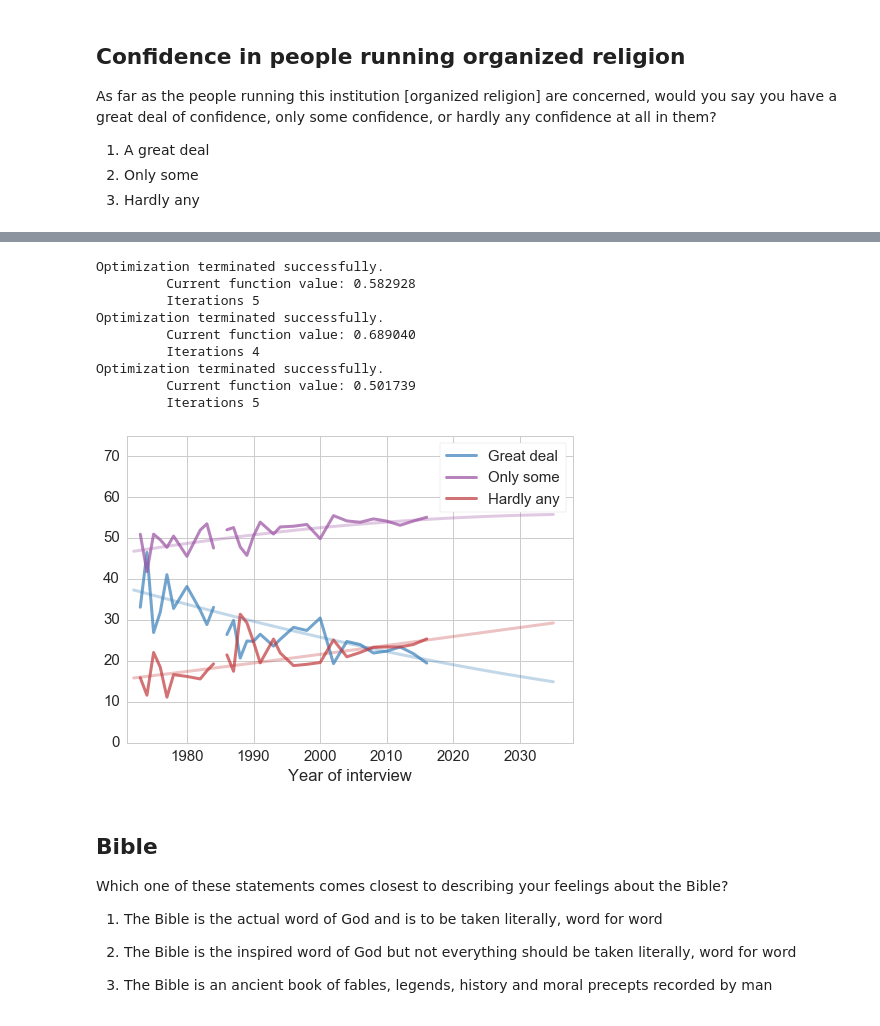
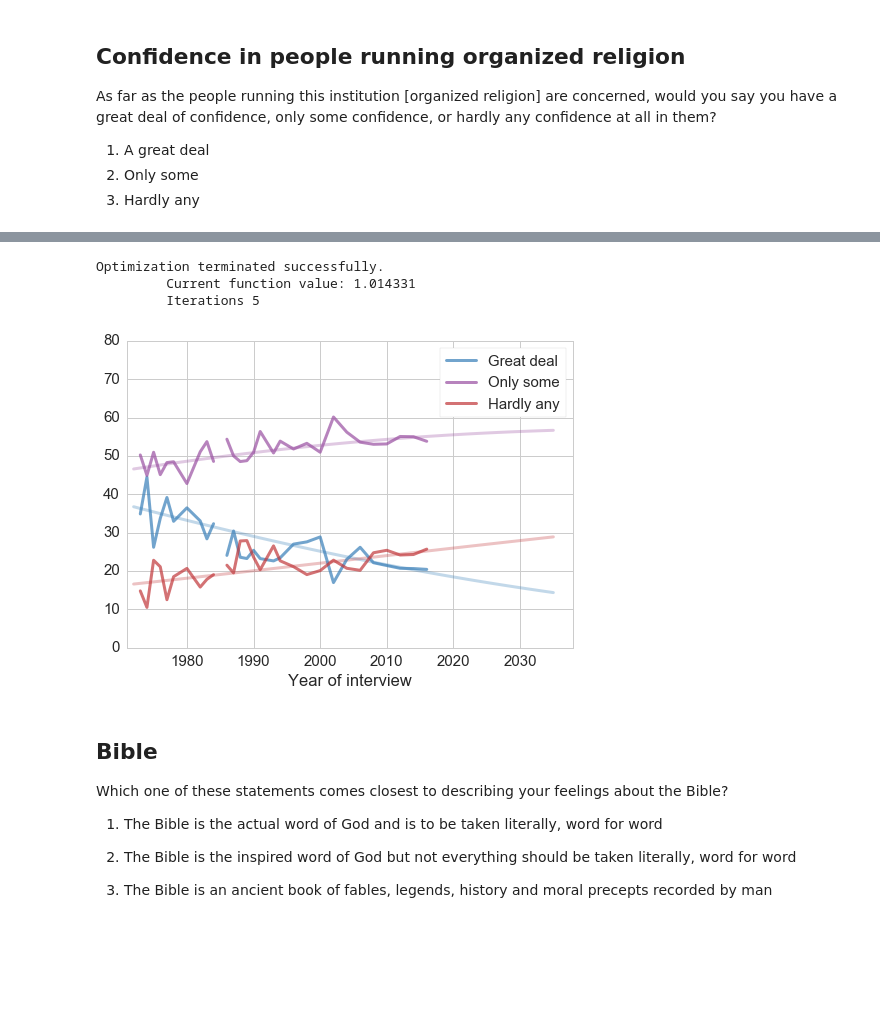
Before and after one commit to AllenDowney/GssReligion, a Jupyter notebook: age_religion.ipynb, the cells around one changed output, grey strips where cells are left out. Cells and saved outputs as stored; diff of their text form; code cells hidden in the pictures; blank space fills up the shorter version.

```diff
--- a/age_religion.ipynb
+++ b/age_religion.ipynb
@@ -825,0 +808,6 @@ kl_divergence(pop_actual, pop_pred)
+# %%
+y = sample.relig4.values
+X = sample[['ones', 'a', 'c']].values
+
+model = MNLogit(y, X, missing='drop').fit()
+model.predict(X).mean(axis=0)
@@ -826,25 +819,28 @@ kl_divergence(pop_actual, pop_pred)
 # %%
 def make_multi_model(df, var, factors):
-    """Fit a logistic regression model.
+    """Fit a multinomial logistic regression model.
 
     df: DataFrame
     var: string name of dependent variable
+    factors: list of string names for factors
+
+    returns: MNLogit model
     """
-    model = LogisticRegression(multi_class='multinomial', solver='newton-cg')
-
-    nonull = df.dropna(subset=factors + [var])
-
+    nonull = df.dropna(subset=factors+[var])
+    y = nonull[var].values
     X = nonull[factors].values
-    y = nonull[var].values
-    model.fit(X, y)
-    return model
+    return MNLogit(y, X, missing='drop').fit()
 # %%
 def predict_multi_model(age, model, year, factors, index):
     """Make a prediction based on a fitted model.
 
-    ???
+    age: Series of ages to simulate
+    model: MNLogit model
+    year: year to make a prediction for
+    factors: list of string names for factors
+    index: list of strings, index of result Series
 
-    returns: Series that maps year of birth to predicted percentages
+    returns: Series that maps variable name to percentage
     """
     # TODO: consider resampling age and using
     # binomial rather than mean
@@ -853,11 +849,11 @@ def predict_multi_model(age, model, year, factors, index):
     df = pd.DataFrame(dict(cohort=cohort, age=age))
     center_factors(df)
     X = df[factors].values
-    pred = model.predict_proba(X).mean(axis=0)
+    pred = model.predict(X).mean(axis=0)
     return pd.Series(pred, index=index) * 100
 # %%
 train_year = 2016
 train = sample[sample.year <= train_year]
 # %%
-factors = ['a', 'c']
+factors = ['ones', 'a', 'c']
 model = make_multi_model(train, 'relig4', factors)
@@ -1239,31 +1230,22 @@ Logit Regression Results
-# %%
-model_seq = [make_model(sample, var) for var in varnames]
-# %% [output]
-Optimization terminated successfully.
-         Current function value: 0.582928
-         Iterations 5
-Optimization terminated successfully.
-         Current function value: 0.689040
-         Iterations 4
-Optimization terminated successfully.
-         Current function value: 0.501739
-         Iterations 5
 # %%
 var = 'conclerg'
 varnames = ['confident', 'someconf', 'noconf']
 colors = [BLUE, PURPLE, RED]
 train_year = 2016
 years = np.arange(1972, 2036)
-factors = ['a', 'c']
+factors = ['ones', 'a', 'c']
 index = varnames
 
 pred = make_multi_pred(sample, var, varnames, train_year, years, factors, index)
 plot_multi_pred(sample, pred, varnames, colors)
 plot_conf(grouped_year, colors)
 
-thinkplot.config(xlim=[1971, 2038], ylim=[0, 75])
+thinkplot.config(xlim=[1971, 2038], ylim=[0, 80])
 # %% [output]
+Optimization terminated successfully.
+         Current function value: 1.014331
+         Iterations 5
-[figure, old version]
+[figure, new version]
 # %% [markdown]
 ## Bible
 
```
Also changed, not shown: parts of 70 cells of this notebook.
